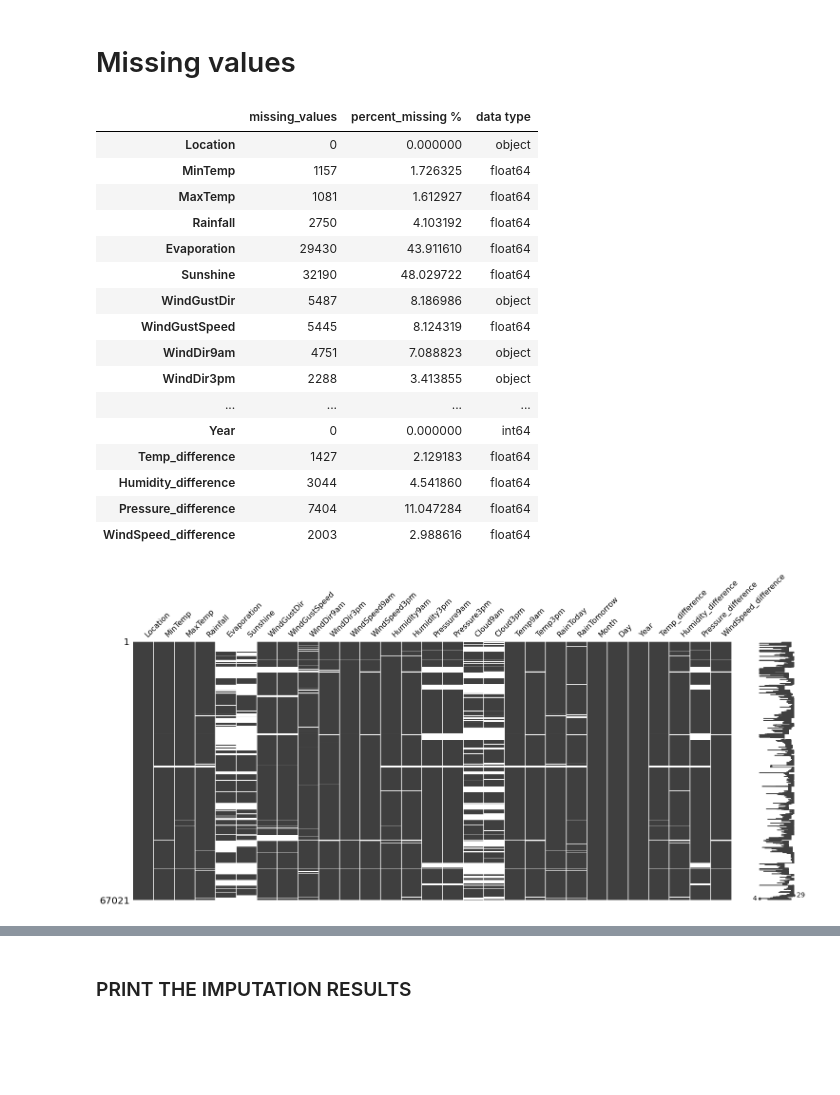
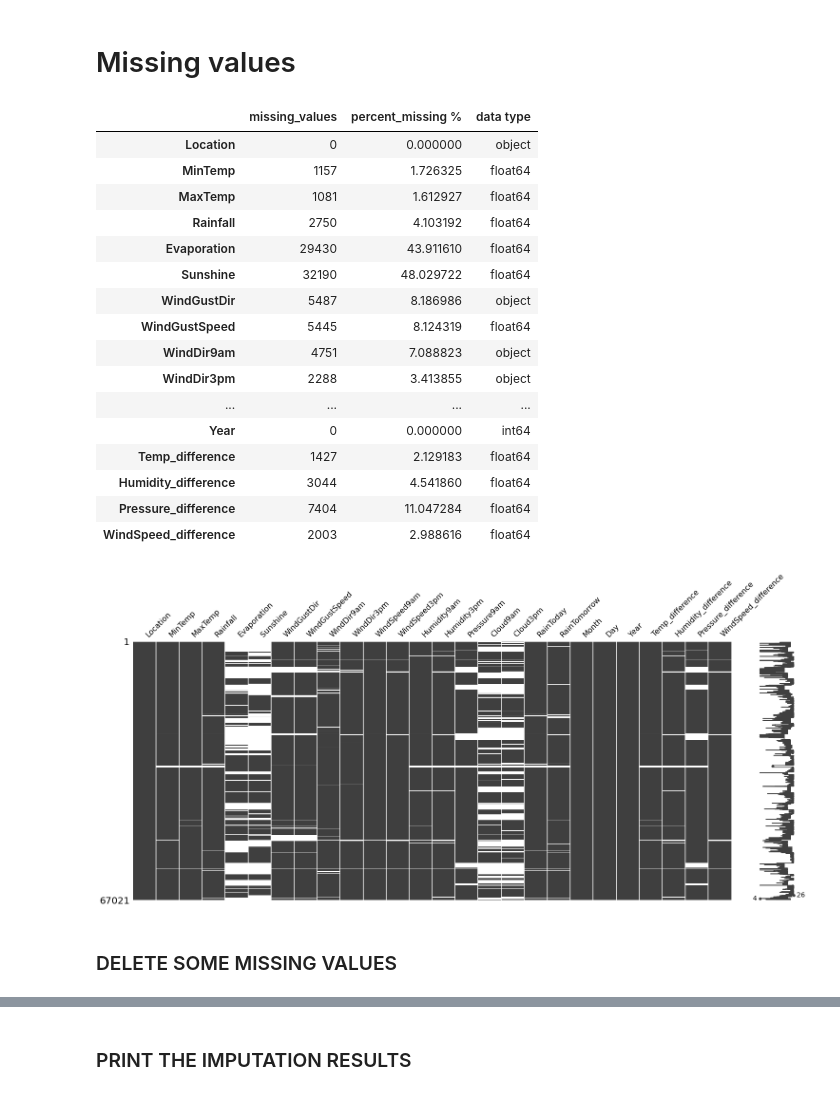
Before and after one commit to rogerbaiges/MLP-Model-Improvement-Project, a Jupyter notebook: src/MLP-improvement.ipynb, the cells around one changed output, grey strips where cells are left out. Drawn from its saved outputs; the diff is of its cells as text; code cells hidden in the pictures; blank space fills up the shorter version.

```diff
--- a/src/MLP-improvement.ipynb
+++ b/src/MLP-improvement.ipynb
@@ -29,6 +29,9 @@ Shape of the data: (67021, 23)
 5 rows × 23 columns
 # %% [markdown]
 # Preprocessing
+# %%
+rain_data['RainToday'].replace({'No': 0, 'Yes': 1},inplace = True)
+rain_data['RainTomorrow'].replace({'No': 0, 'Yes': 1},inplace = True)
 # %%
 print(rain_data.dtypes)
 rain_data.describe()
@@ -98,0 +230,2 @@ Newly added columns: ['Temp_difference', 'Humidity_difference', 'Pressure_differ
+# %%
+rain_data.drop(['Temp3pm', 'Pressure3pm', 'Temp9am'], axis = 1, inplace = True)
@@ -106,40 +253,53 @@ import missingno as msno
 msno.matrix(rain_data)
 
 def create_missing_data_frame(data):
+    """
+    Function to create a table with missing data
+
+    Args:
+    -----
+    data : The data frame to be used
+
+    Returns:
+    --------
+    frame : The table with missing data
+    """
     # Create a table with data missing
     missing_values=data.isnull().sum() # missing values
 
     percent_missing = data.isnull().sum()/data.shape[0]*100 # missing value %
 
     value = {
         'missing_values ':missing_values,
         'percent_missing %':percent_missing ,
         'data type' : data.dtypes
     }
     frame=pd.DataFrame(value)
     return frame
 
 missing_data=create_missing_data_frame(rain_data)
 missing_data
 # %% [output]
 |  | missing_values | percent_missing % | data type |
 | Location | 0 | 0.000000 | object |
 | MinTemp | 1157 | 1.726325 | float64 |
 | MaxTemp | 1081 | 1.612927 | float64 |
 | Rainfall | 2750 | 4.103192 | float64 |
 | Evaporation | 29430 | 43.911610 | float64 |
 | Sunshine | 32190 | 48.029722 | float64 |
 | WindGustDir | 5487 | 8.186986 | object |
 | WindGustSpeed | 5445 | 8.124319 | float64 |
 | WindDir9am | 4751 | 7.088823 | object |
 | WindDir3pm | 2288 | 3.413855 | object |
 | ... | ... | ... | ... |
 | Year | 0 | 0.000000 | int64 |
 | Temp_difference | 1427 | 2.129183 | float64 |
 | Humidity_difference | 3044 | 4.541860 | float64 |
 | Pressure_difference | 7404 | 11.047284 | float64 |
 | WindSpeed_difference | 2003 | 2.988616 | float64 |
-[figure, old version]
+[figure, new version]
+# %% [markdown]
+### DELETE SOME MISSING VALUES
 # %%
 # Find the rows with missing values in the variables Evaporation and Sunshine
 
```
Also changed, not shown: parts of 52 cells of this notebook, 3 other files.
